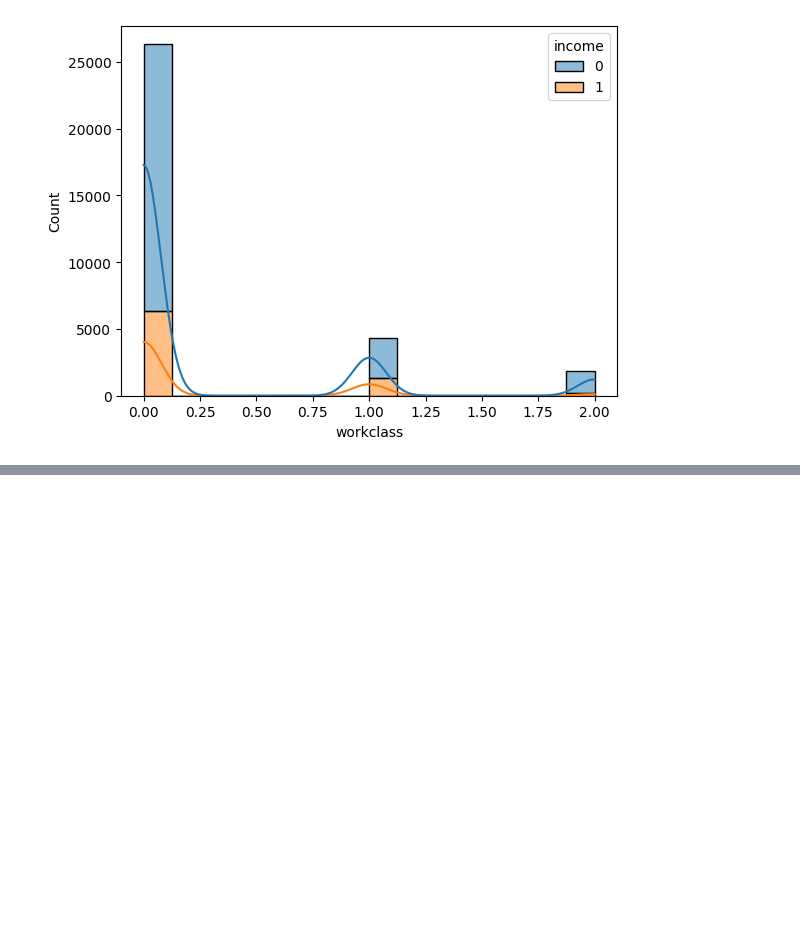
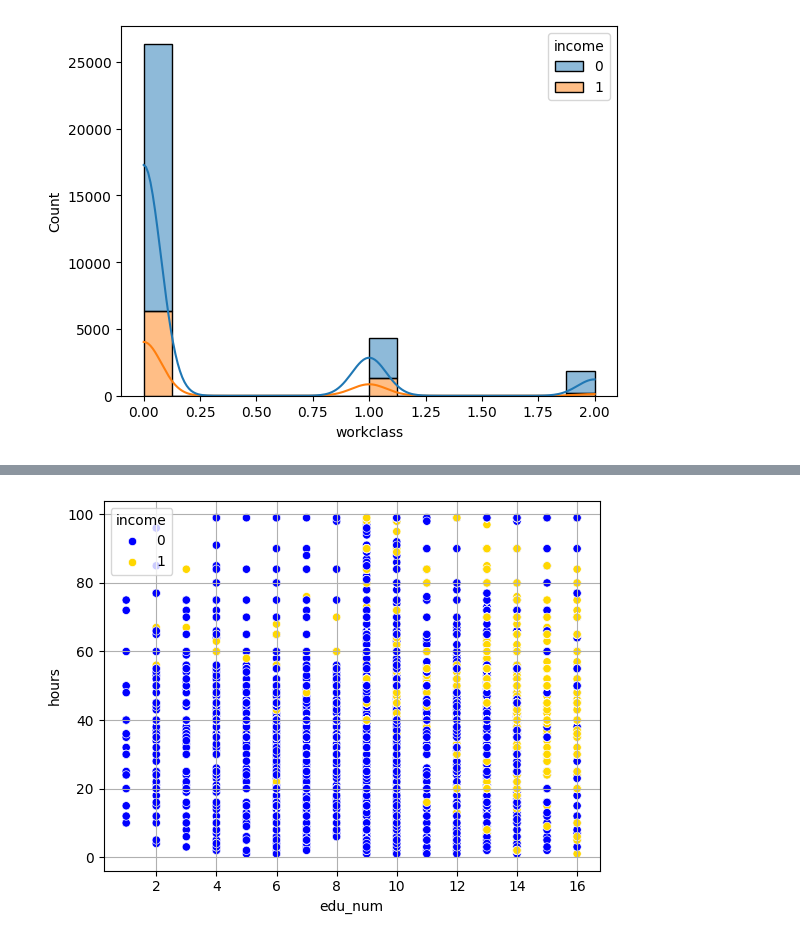
Before and after one commit to utkuseyithanoglu/utku-machine-learning-python-template, a Jupyter notebook: src/utku_data.ipynb, the cells around one changed output, grey strips where cells are left out. Cells and saved outputs as stored; diff of their text form; code cells hidden in the pictures; blank space fills up the shorter version.

```diff
--- a/src/utku_data.ipynb
+++ b/src/utku_data.ipynb
@@ -276,0 +362,5 @@ sns.histplot(data=main_df,x='workclass',hue='income',multiple='stack',kde='incom
+# %%
+sns.scatterplot(data=main_df,x='edu_num',y='hours',hue='income',palette=('blue','gold'))
+plt.grid()
+# %% [output]
+[figure, added]
```
Also changed, not shown: parts of 8 cells of this notebook.
